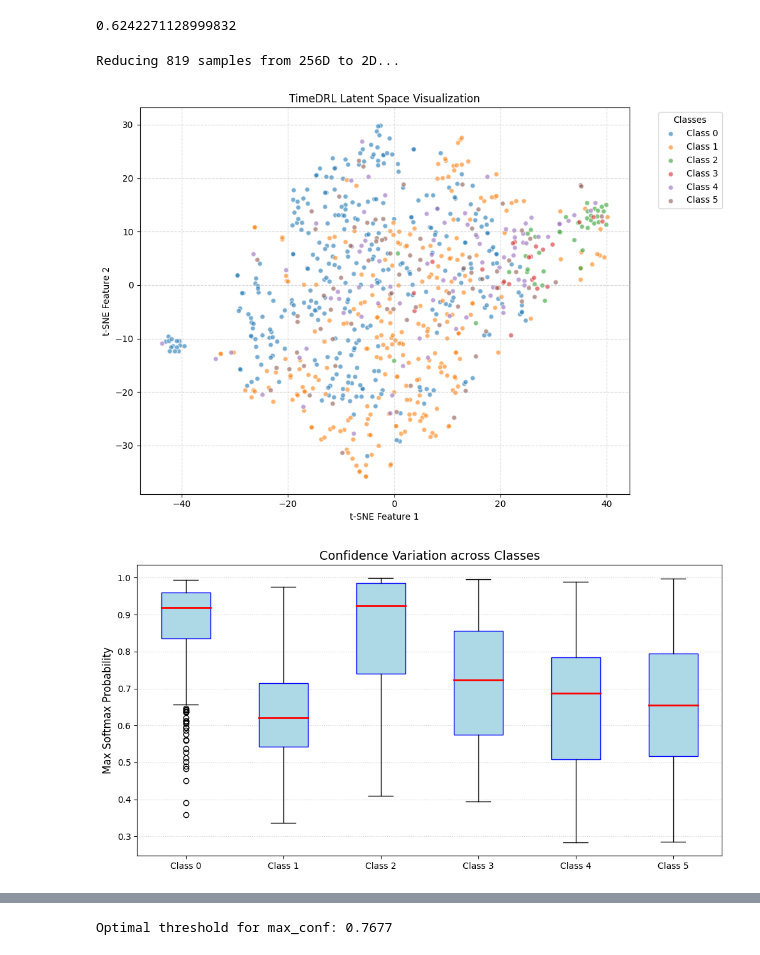
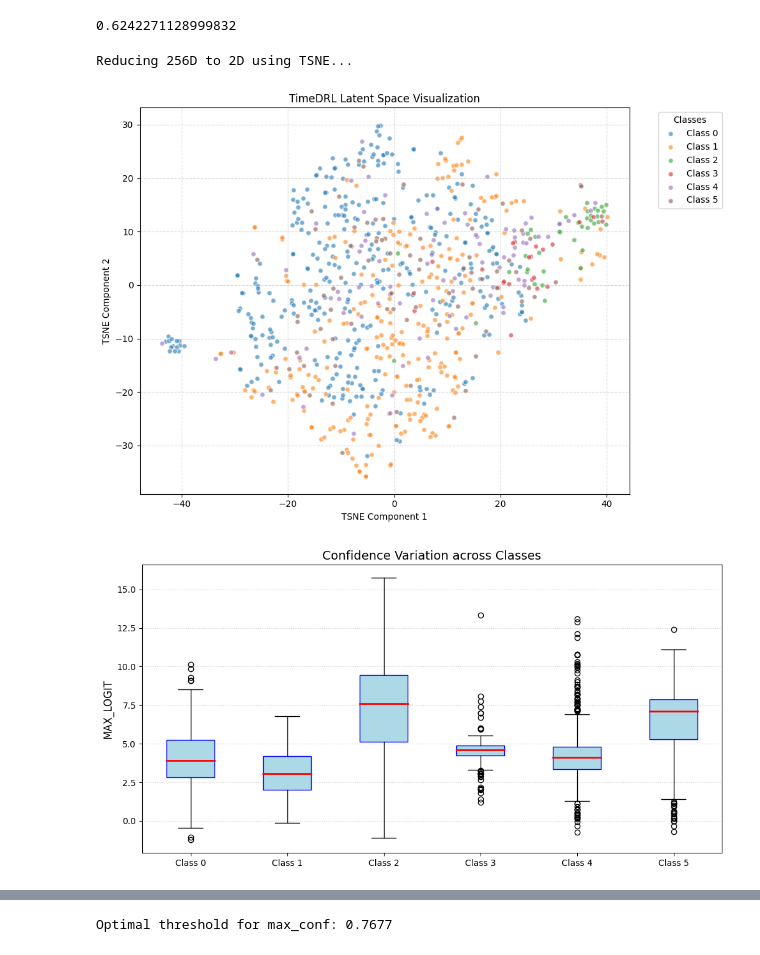
Before and after one commit to czotterbenedek/ood-detection-with-timedrl, a Jupyter notebook: analysis_results.ipynb, the cells around one changed output, grey strips where cells are left out. Drawn from its saved outputs; the diff is of its cells as text; code cells hidden in the pictures.

Commit message:
Extending results metrics

```diff
--- a/analysis_results.ipynb
+++ b/analysis_results.ipynb
@@ -11,8 +12,32 @@ from sklearn.manifold import TSNE
 # %%
-data_name = "WISDM"
+data_name = "HAR"
 
-id_results = np.load(f"{data_name}_n3_h2_id.npz")
+id_results = np.load(f"./analysis_results/{data_name}_n3_h2_id.npz")
 id_results = {key: id_results[key] for key in id_results.files}
 
-ood_results = np.load(f"{data_name}_n3_h2_ood.npz")
+ood_results = np.load(f"./analysis_results/{data_name}_n3_h2_ood.npz")
 ood_results = {key: ood_results[key] for key in ood_results.files}
+
+
+
+id_results['max_logit'] = np.max(id_results['logits'], axis=1)
+ood_results['max_logit'] = np.max(ood_results['logits'], axis=1)
+# %%
+def add_entropy_to_results(results):
+    probs = results['probs']
+
+    # Calculate Entropy: -sum(p * log(p))
+    # axis=1 performs the sum across the classes for each sample
+    entropy = -np.sum(probs * np.log(probs + 1e-10), axis=1)
+
+    results['entropy'] = entropy
+
+    # For AUROC functions that expect Higher = ID:
+    # Use negative entropy (because we want ID to be the "higher" score)
+    results['neg_entropy'] = -entropy
+
+    return results
+
+# Apply to your data
+id_results = add_entropy_to_results(id_results)
+ood_results = add_entropy_to_results(ood_results)
@@ -72,13 +114,13 @@ def plot_score_distributions(id_results, ood_results, score_type='max_conf'):
     plt.tight_layout()
     plt.show()
 # %%
-def plot_per_class_confidence(analysis_results):
+def plot_per_class_confidence(analysis_results, column='max_conf'):
     """
     Shows the distribution of max_conf for every class in the results.
     Useful for seeing which known classes are 'overconfident'.
     """
     targets = analysis_results['targets']
-    confidences = analysis_results['max_conf']
+    confidences = analysis_results[column]
     unique_classes = sorted(np.unique(targets))
 
     data_to_plot = [confidences[targets == cls] for cls in unique_classes]
@@ -90,7 +132,7 @@ def plot_per_class_confidence(analysis_results):
 
     plt.xticks(range(1, len(unique_classes) + 1), [f"Class {int(c)}" for c in unique_classes])
     plt.title('Confidence Variation across Classes', fontsize=14)
-    plt.ylabel('Max Softmax Probability', fontsize=12)
+    plt.ylabel(f'{column.upper()}', fontsize=12)
     plt.grid(axis='y', linestyle=':', alpha=0.6)
     plt.show()
 # %%
@@ -375,11 +427,11 @@ plot_auroc_manual(id_results, ood_results, score_type='max_conf')
 [figure]
 0.6242271128999832
 # %%
-plot_latent_clusters(analysis_results)
+plot_latent_clusters(analysis_results, method='tsne')
 # %% [output]
-Reducing 819 samples from 256D to 2D...
+Reducing 256D to 2D using TSNE...
-[figure, old version]
+[figure, new version]
 # %%
-plot_per_class_confidence(analysis_results)
+plot_per_class_confidence(analysis_results, column='max_logit')
 # %% [output]
-[figure, old version]
+[figure, new version]
```
Also changed, not shown: parts of 15 cells of this notebook, 1 other file.
